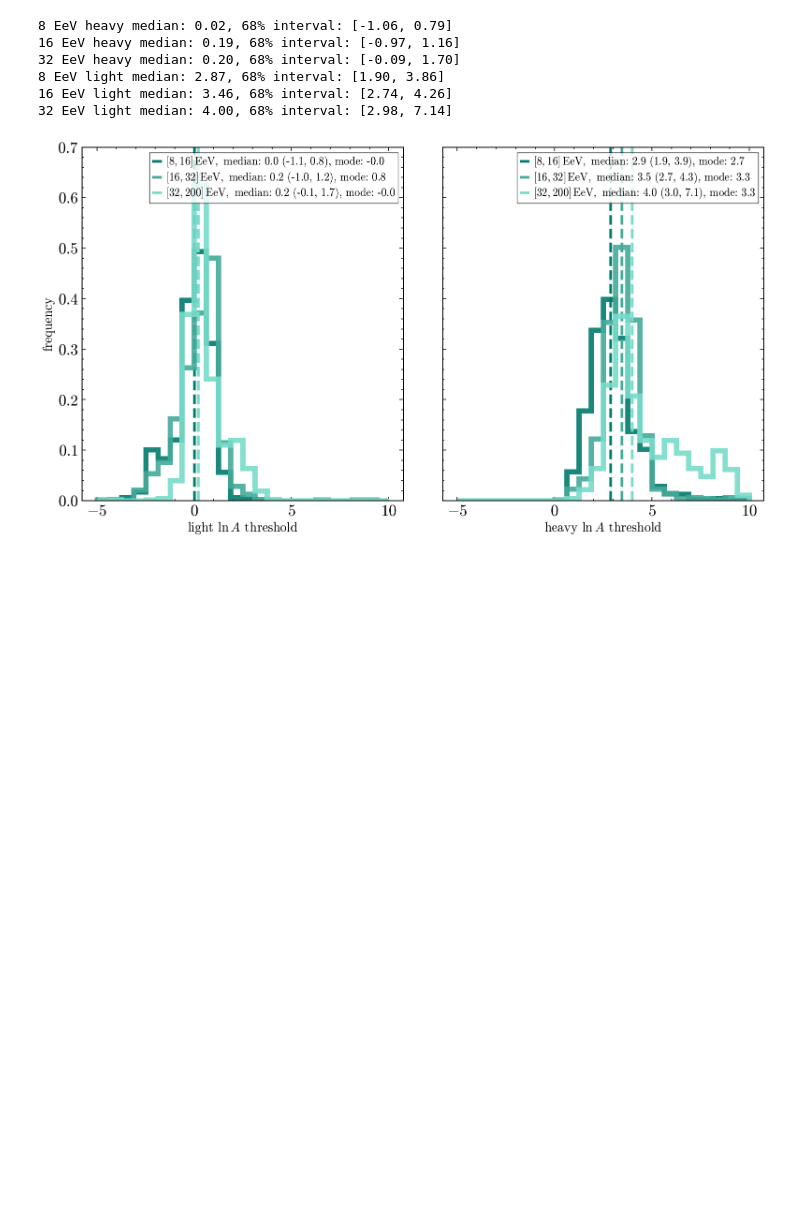
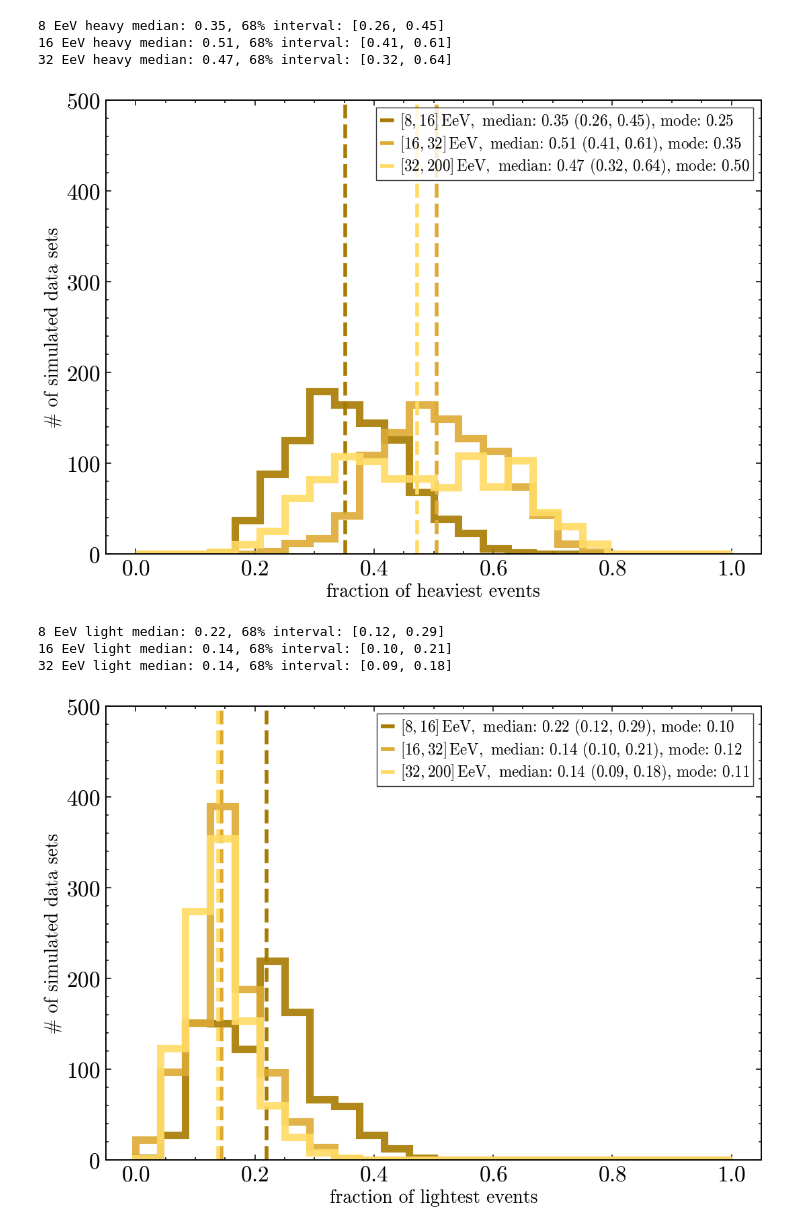
Before and after one commit to paolo-magnani/aixnet_simulations, a Jupyter notebook: final_plots.ipynb, the cells around one changed output. Saved outputs shown, nothing was run; the diff lists cells and outputs as text; code cells hidden in the pictures; blank space fills up the shorter version.

```diff
--- a/final_plots.ipynb
+++ b/final_plots.ipynb
@@ -4,7 +4,7 @@ import matplotlib.pyplot as plt
 import pandas as pd
 import ast
 
-df = pd.read_csv('partial_results_univ_lnA.csv')
+df = pd.read_csv('partial_results_dnn_xmax.csv')
 display(df)
 
 # for col in ["light", "heavy", "frac_l", "frac_h"]:  # Adjust column names if needed
@@ -147,7 +148,9 @@ plt.show()
 # %%
 from scipy import stats
 
-colors = {'8': '#007a6b', '16': '#44aa99', '32': '#78dcca'}
+# colors = {'8': '#007a6b', '16': '#44aa99', '32': '#78dcca'}
+colors ={'8': '#a77b00', '16': '#ddaa33', '32': '#ffdb65'} # AixNet
+
 energ = [8, 16, 32, 200]
 bins = np.linspace(-5, 10, num=25)
 
@@ -159,15 +162,15 @@ for i in range(len(energ[:-1])):
     mode = stats.mode(data)
     p16, p84 = np.percentile(data, [16, 84])
 
-    plt.hist(data, histtype='step', fill=False, color=colors[f'{ene}'], lw=8, alpha=0.9, bins=bins, density=True)
+    plt.hist(data, histtype='step', fill=False, color=colors[f'{ene}'], lw=8, alpha=0.9, bins=bins)
     plt.axvline(median, ls='--', lw=4, label=rf'$[{ene}, {energ[i+1]}] \, \mathrm{{EeV}},$ median: {median:.1f} ({p16:.1f}, {p84:.1f}), mode: {mode[0]:.1f}', color=colors[f'{ene}'])
     # plt.fill_betweenx([0, plt.gca().get_ylim()[1]], p16, p84, color=colors[f'{ene}'], alpha=0.2)
 
     print(f"{ene} EeV heavy median: {median:.2f}, 68% interval: [{p16:.2f}, {p84:.2f}]")
 plt.legend(fontsize='small')
 plt.xlabel(r'light $\ln A$ threshold')
-plt.ylabel('frequency')
-plt.ylim(0, 0.7)
+plt.ylabel('# of simulated data sets')
+plt.ylim(0, 400)
 plt.show()
 
 
@@ -179,13 +182,14 @@ for i in range(len(energ[:-1])):
     mode = stats.mode(data)
     p16, p84 = np.percentile(data, [16, 84])
 
-    plt.hist(data, histtype='step', stacked=False, fill=False, color=colors[f'{ene}'], lw=8, alpha=0.9, bins=bins, density=True)
+    plt.hist(data, histtype='step', stacked=False, fill=False, color=colors[f'{ene}'], lw=8, alpha=0.9, bins=bins)
     plt.axvline(median, ls='--', lw=4, label=rf'$[{ene}, {energ[i+1]}] \, \mathrm{{EeV}},$ median: {median:.1f} ({p16:.1f}, {p84:.1f}), mode: {mode[0]:.1f}', color=colors[f'{ene}'])
     # plt.fill_betweenx([0, plt.gca().get_ylim()[1]], p16, p84, color=colors[f'{ene}'], alpha=0.2)
 
     print(f"{ene} EeV light median: {median:.2f}, 68% interval: [{p16:.2f}, {p84:.2f}]")
 plt.legend(fontsize='small')
 plt.xlabel(r'heavy $\ln A$ threshold')
-plt.ylabel('frequency')
+plt.ylabel('# of simulated data sets')
+plt.ylim(0, 400)
 plt.show()
 # %% [output]
@@ -200,51 +204,55 @@ plt.show()
 # %%
-from scipy import stats
-
-fig, ax = plt.subplots(1, 2, figsize=(16, 9), sharey=True)
+bins = np.linspace(0, 1, num=25)
+# fig, ax = plt.subplots(1, 2, figsize=(18, 9), sharey=True)
 # First subplot: light
+plt.figure(figsize=(15, 9))
 for i in range(len(energ[:-1])):
     ene = energ[i]
-    data = df['heavy'][df['emin'] == ene]
+    data = df['frac_h'][df['emin'] == ene]
     median = np.median(data)
     mode = stats.mode(data)
     p16, p84 = np.percentile(data, [16, 84])
 
-    ax[0].hist(data, histtype='step', fill=False, color=colors[f'{ene}'], lw=8, alpha=0.9, bins=bins, density=True)
-    ax[0].axvline(median, ls='--', lw=4,
-                  label=rf'$[{ene}, {energ[i+1]}] \, \mathrm{{EeV}},$ median: {median:.1f} ({p16:.1f}, {p84:.1f}), mode: {mode[0]:.1f}',
+    plt.hist(data, histtype='step', fill=False, color=colors[f'{ene}'], lw=8, alpha=0.9, bins=bins)
+    plt.axvline(median, ls='--', lw=4,
+                  label=rf'$[{ene}, {energ[i+1]}] \, \mathrm{{EeV}},$ median: {median:.2f} ({p16:.2f}, {p84:.2f}), mode: {mode[0]:.2f}',
                   color=colors[f'{ene}'])
     print(f"{ene} EeV heavy median: {median:.2f}, 68% interval: [{p16:.2f}, {p84:.2f}]")
 
-ax[0].legend(fontsize='small')
-ax[0].set_xlabel(r'light $\ln A$ threshold')
-ax[0].set_ylabel('frequency')
-ax[0].set_ylim(0, 0.7)
+plt.legend(fontsize='small')
+plt.xlabel(r'fraction of heaviest events')
+plt.ylabel('# of simulated data sets')
+plt.ylim(0, 500)
+plt.show()
+# ax[0].set_ylim(0, 0.7)
 
 # Second subplot: heavy
+plt.figure(figsize=(15, 9))
 for i in range(len(energ[:-1])):
     ene = energ[i]
-    data = df['light'][df['emin'] == ene]
+    data = df['frac_l'][df['emin'] == ene]
     median = np.median(data)
     mode = stats.mode(data)
     p16, p84 = np.percentile(data, [16, 84])
 
-    ax[1].hist(data, histtype='step', stacked=False, fill=False, color=colors[f'{ene}'], lw=8, alpha=0.9, bins=bins, density=True)
-    ax[1].axvline(median, ls='--', lw=4,
-                  label=rf'$[{ene}, {energ[i+1]}] \, \mathrm{{EeV}},$ median: {median:.1f} ({p16:.1f}, {p84:.1f}), mode: {mode[0]:.1f}',
+    plt.hist(data, histtype='step', stacked=False, fill=False, color=colors[f'{ene}'], lw=8, alpha=0.9, bins=bins)
+    plt.axvline(median, ls='--', lw=4,
+                  label=rf'$[{ene}, {energ[i+1]}] \, \mathrm{{EeV}},$ median: {median:.2f} ({p16:.2f}, {p84:.2f}), mode: {mode[0]:.2f}',
                   color=colors[f'{ene}'])
     print(f"{ene} EeV light median: {median:.2f}, 68% interval: [{p16:.2f}, {p84:.2f}]")
 
-ax[1].legend(fontsize='small')
-ax[1].set_xlabel(r'heavy $\ln A$ threshold')
-
-plt.tight_layout()
+plt.legend(fontsize='small')
+plt.xlabel(r'fraction of lightest events')
+plt.ylabel('# of simulated data sets')
+plt.ylim(0, 500)
 plt.show()
 # %% [output]
-8 EeV heavy median: 0.02, 68% interval: [-1.06, 0.79]
-16 EeV heavy median: 0.19, 68% interval: [-0.97, 1.16]
-32 EeV heavy median: 0.20, 68% interval: [-0.09, 1.70]
-8 EeV light median: 2.87, 68% interval: [1.90, 3.86]
-16 EeV light median: 3.46, 68% interval: [2.74, 4.26]
-32 EeV light median: 4.00, 68% interval: [2.98, 7.14]
+8 EeV heavy median: 0.35, 68% interval: [0.26, 0.45]
+16 EeV heavy median: 0.51, 68% interval: [0.41, 0.61]
+32 EeV heavy median: 0.47, 68% interval: [0.32, 0.64]
-[figure, old version]
+[figure, new version]
+8 EeV light median: 0.22, 68% interval: [0.12, 0.29]
+16 EeV light median: 0.14, 68% interval: [0.10, 0.21]
+32 EeV light median: 0.14, 68% interval: [0.09, 0.18]
+[figure, added]
 # %%
```
Also changed, not shown: parts of 6 cells of this notebook, 6 other files.
